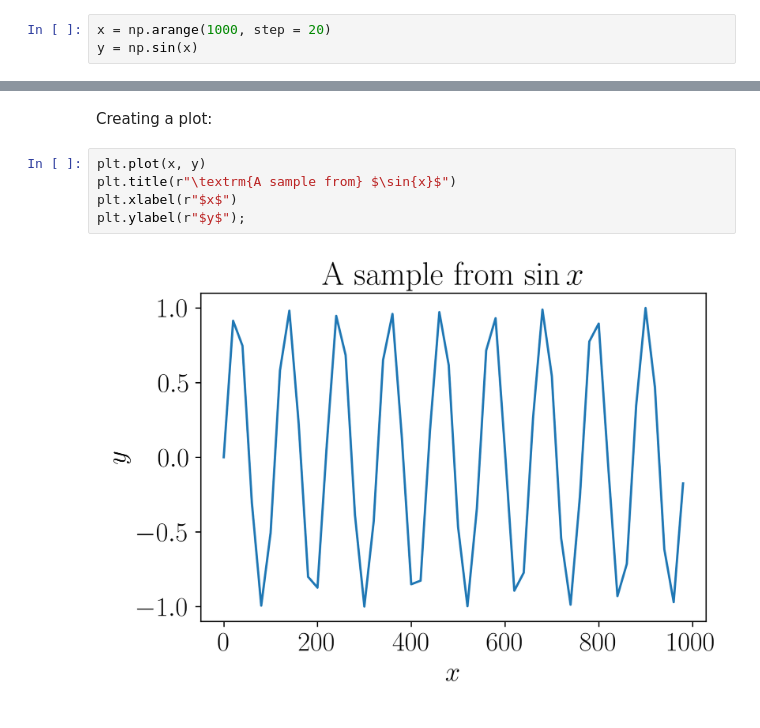
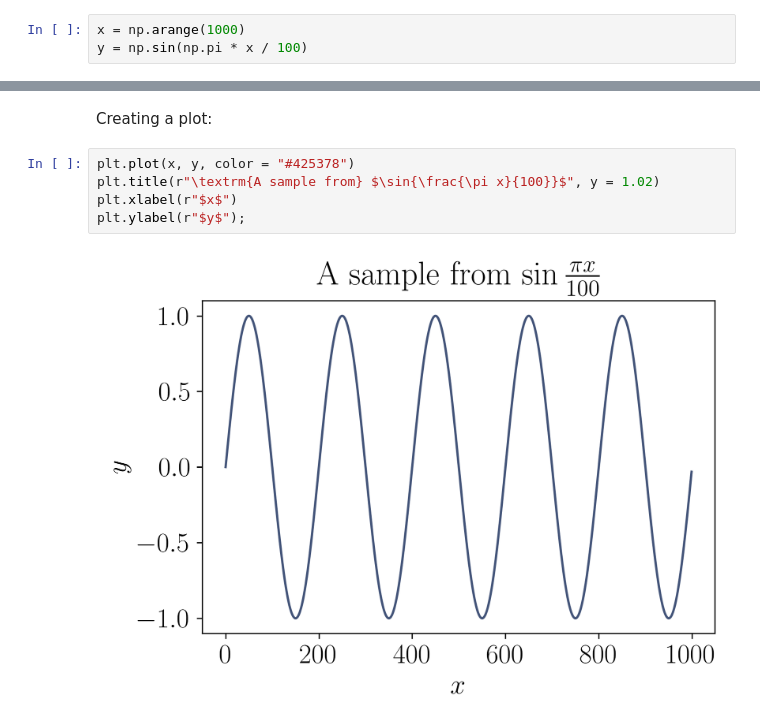
Before and after one commit to paveloom-d/binder-tex, a Jupyter notebook: examples/example.ipynb, the cells around one changed output, grey strips where cells are left out. Saved outputs shown, nothing was run; the diff lists cells and outputs as text.

Commit message:
Change the color of the plot.

```diff
--- a/examples/example.ipynb
+++ b/examples/example.ipynb
@@ -11,8 +11,8 @@ from matplotlib import rcParams as rcP
 # %% [markdown]
 Generating data:
 # %%
-x = np.arange(1000, step = 20)
-y = np.sin(x)
+x = np.arange(1000)
+y = np.sin(np.pi * x / 100)
 # %% [markdown]
 Customizing plots:
 # %%
@@ -35,9 +35,9 @@ rcP["legend.fontsize"] = 12;
 # %% [markdown]
 Creating a plot:
 # %%
-plt.plot(x, y)
-plt.title(r"\textrm{A sample from} $\sin{x}$")
+plt.plot(x, y, color = "#425378")
+plt.title(r"\textrm{A sample from} $\sin{\frac{\pi x}{100}}$", y = 1.02)
 plt.xlabel(r"$x$")
 plt.ylabel(r"$y$");
 # %% [output]
-[figure, old version]
+[figure, new version]
```
Also changed, not shown: 1 other file.
